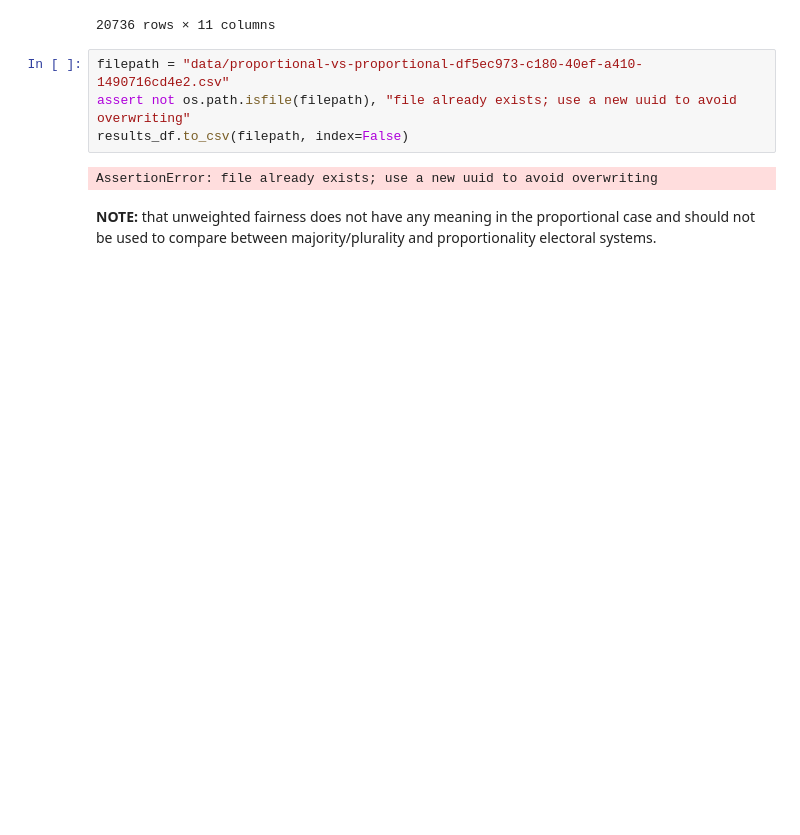
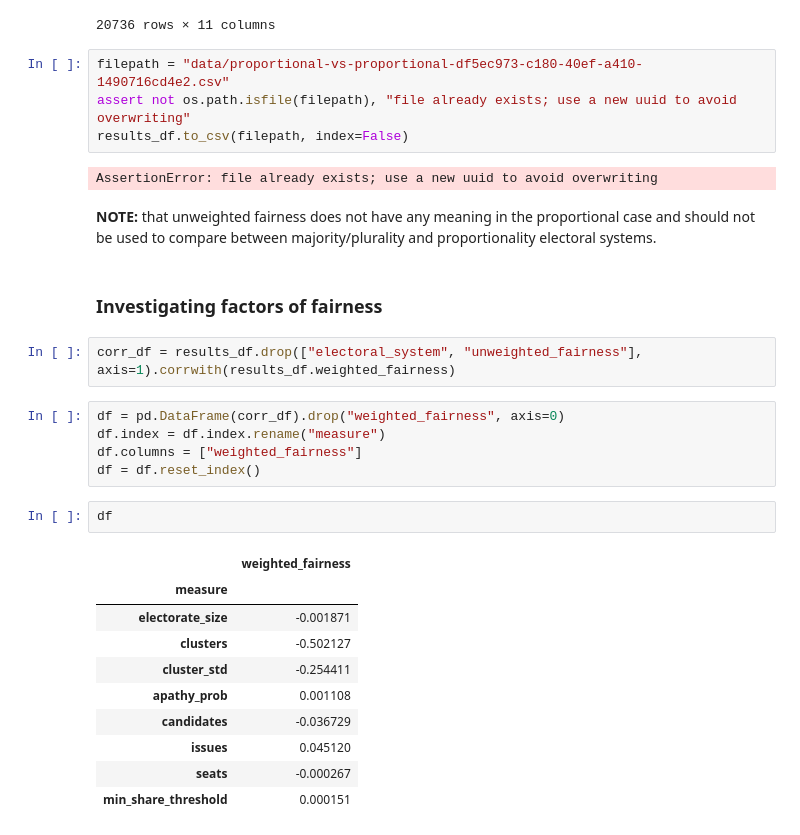
Before and after one commit to Expan75/complex-simulation-project, a Jupyter notebook: proportional_vs_proportional.ipynb, the cells around one changed output. Drawn from its saved outputs; the diff is of its cells as text; blank space fills up the shorter version.

```diff
--- a/proportional_vs_proportional.ipynb
+++ b/proportional_vs_proportional.ipynb
@@ -77,5 +77,27 @@ assert not os.path.isfile(filepath), "file already exists; use a new uuid to avo
 results_df.to_csv(filepath, index=False)
 # %% [output]
 AssertionError: file already exists; use a new uuid to avoid overwriting
-# %% [markdown]
-**NOTE:** that unweighted fairness does not have any meaning in the proportional case and should not be used to compare between majority/plurality and proportionality electoral systems.
+# %% [markdown]
+**NOTE:** that unweighted fairness does not have any meaning in the proportional case and should not be used to compare between majority/plurality and proportionality electoral systems.
+# %% [markdown]
+### Investigating factors of fairness
+# %%
+corr_df = results_df.drop(["electoral_system", "unweighted_fairness"], axis=1).corrwith(results_df.weighted_fairness)
+# %%
+df = pd.DataFrame(corr_df).drop("weighted_fairness", axis=0)
+df.index = df.index.rename("measure")
+df.columns = ["weighted_fairness"]
+df = df.reset_index()
+# %%
+df
+# %% [output]
+|  | weighted_fairness |
+| measure |  |
+| electorate_size | -0.001871 |
+| clusters | -0.502127 |
+| cluster_std | -0.254411 |
+| apathy_prob | 0.001108 |
+| candidates | -0.036729 |
+| issues | 0.045120 |
+| seats | -0.000267 |
+| min_share_threshold | 0.000151 |
```
Also changed, not shown: parts of 1 cell of this notebook.
